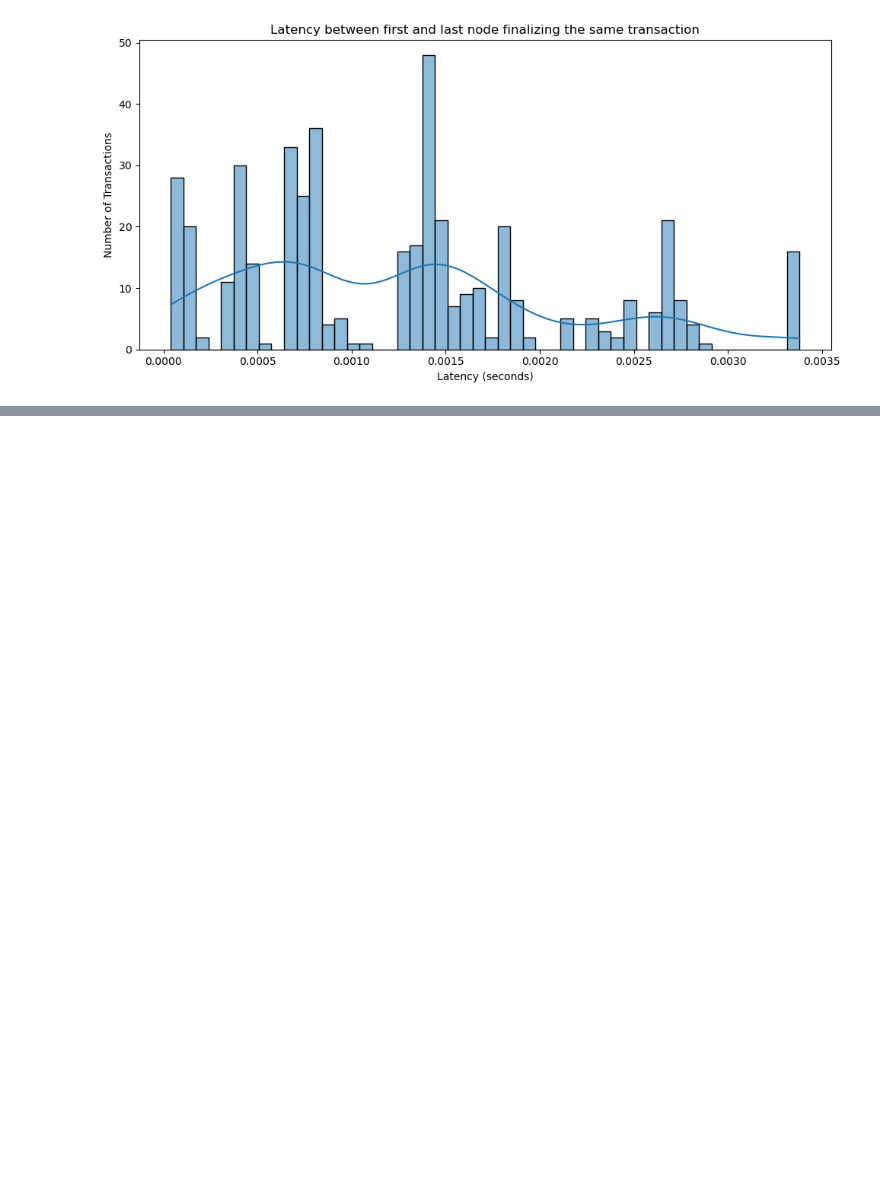
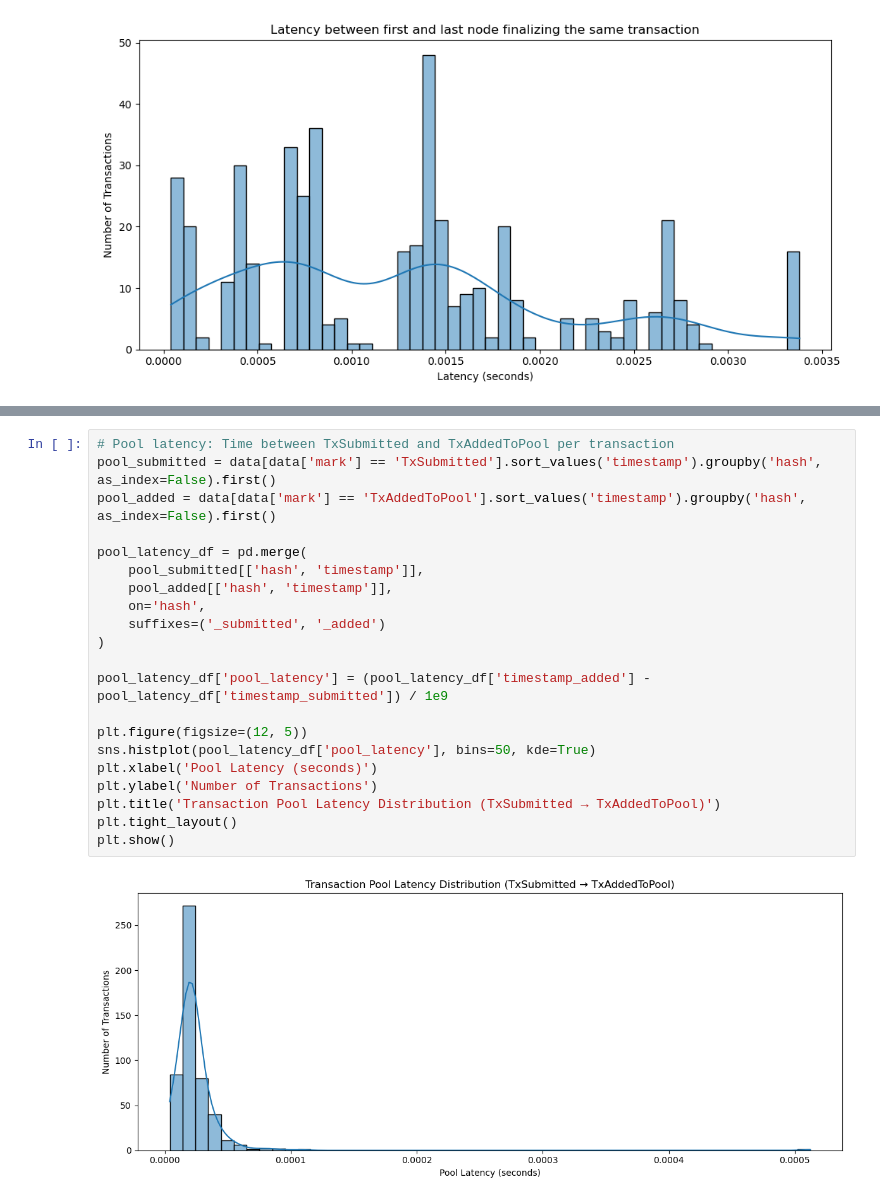
Before and after one commit to 0xsoniclabs/daphne, a Jupyter notebook: analysis/transaction_processing.ipynb, the cells around one changed output, grey strips where cells are left out. Cells and saved outputs as stored; diff of their text form; blank space fills up the shorter version.

```diff
--- a/analysis/transaction_processing.ipynb
+++ b/analysis/transaction_processing.ipynb
@@ -111,0 +135,23 @@ plt.show()
+# %%
+# Pool latency: Time between TxSubmitted and TxAddedToPool per transaction
+pool_submitted = data[data['mark'] == 'TxSubmitted'].sort_values('timestamp').groupby('hash', as_index=False).first()
+pool_added = data[data['mark'] == 'TxAddedToPool'].sort_values('timestamp').groupby('hash', as_index=False).first()
+
+pool_latency_df = pd.merge(
+    pool_submitted[['hash', 'timestamp']],
+    pool_added[['hash', 'timestamp']],
+    on='hash',
+    suffixes=('_submitted', '_added')
+)
+
+pool_latency_df['pool_latency'] = (pool_latency_df['timestamp_added'] - pool_latency_df['timestamp_submitted']) / 1e9
+
+plt.figure(figsize=(12, 5))
+sns.histplot(pool_latency_df['pool_latency'], bins=50, kde=True)
+plt.xlabel('Pool Latency (seconds)')
+plt.ylabel('Number of Transactions')
+plt.title('Transaction Pool Latency Distribution (TxSubmitted → TxAddedToPool)')
+plt.tight_layout()
+plt.show()
+# %% [output]
+[figure, added]
```
Also changed, not shown: parts of 14 cells of this notebook.
